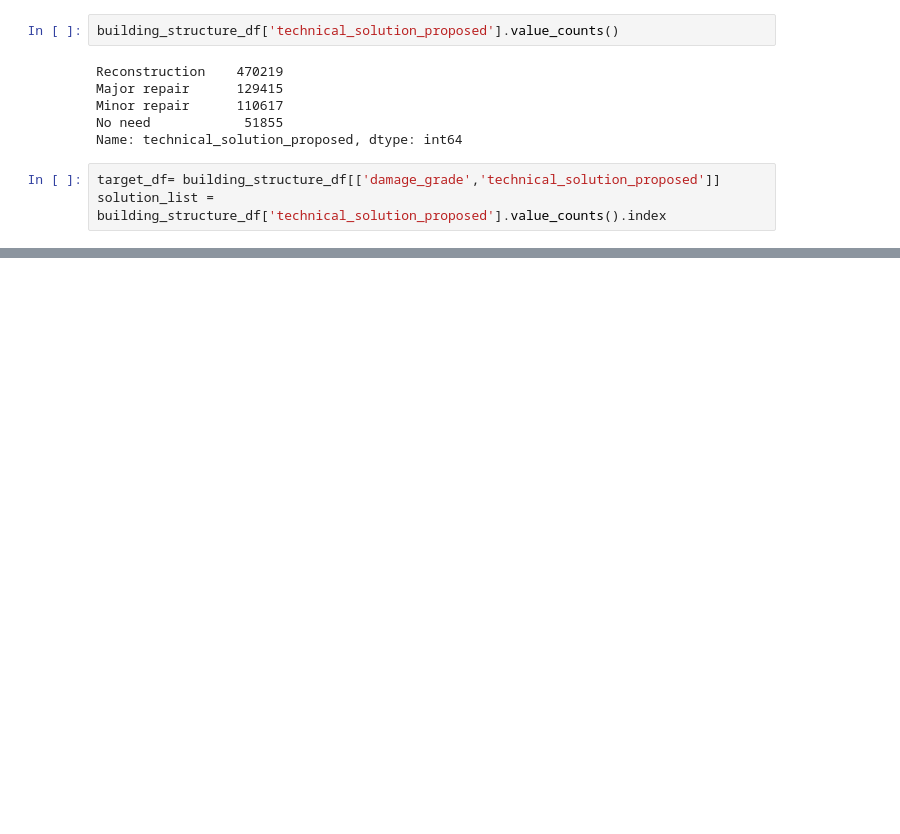
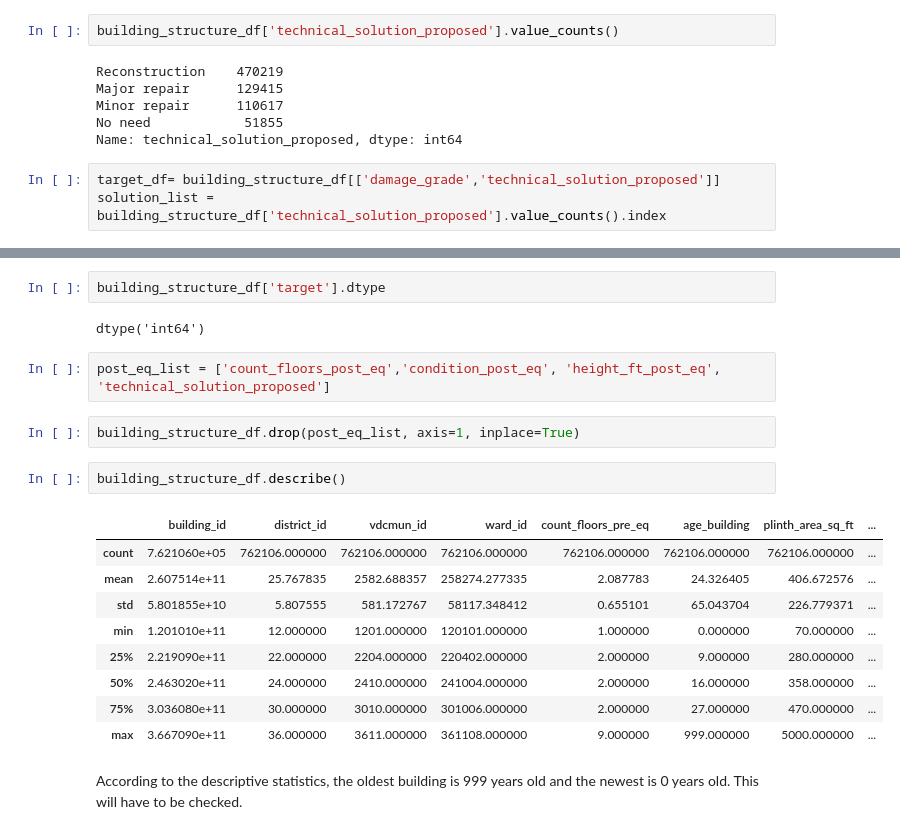
Before and after one commit to Yeshi341/structural_damage_from_earthquake, a Jupyter notebook: data_clean1.ipynb, the cells around one changed output, grey strips where cells are left out. Cells and saved outputs as stored; diff of their text form; blank space fills up the shorter version.

```diff
--- a/data_clean1.ipynb
+++ b/data_clean1.ipynb
@@ -428,0 +459,22 @@ target_df[target_df['technical_solution_proposed']== 'Major']['damage_grade'].va
+# %%
+building_structure_df['target'].dtype
+# %% [output]
+dtype('int64')
+# %%
+post_eq_list = ['count_floors_post_eq','condition_post_eq', 'height_ft_post_eq', 'technical_solution_proposed']
+# %%
+building_structure_df.drop(post_eq_list, axis=1, inplace=True)
+# %%
+building_structure_df.describe()
+# %% [output]
+|  | building_id | district_id | vdcmun_id | ward_id | count_floors_pre_eq | age_building | plinth_area_sq_ft | ... |
+| count | 7.621060e+05 | 762106.000000 | 762106.000000 | 762106.000000 | 762106.000000 | 762106.000000 | 762106.000000 | ... |
+| mean | 2.607514e+11 | 25.767835 | 2582.688357 | 258274.277335 | 2.087783 | 24.326405 | 406.672576 | ... |
+| std | 5.801855e+10 | 5.807555 | 581.172767 | 58117.348412 | 0.655101 | 65.043704 | 226.779371 | ... |
+| min | 1.201010e+11 | 12.000000 | 1201.000000 | 120101.000000 | 1.000000 | 0.000000 | 70.000000 | ... |
+| 25% | 2.219090e+11 | 22.000000 | 2204.000000 | 220402.000000 | 2.000000 | 9.000000 | 280.000000 | ... |
+| 50% | 2.463020e+11 | 24.000000 | 2410.000000 | 241004.000000 | 2.000000 | 16.000000 | 358.000000 | ... |
+| 75% | 3.036080e+11 | 30.000000 | 3010.000000 | 301006.000000 | 2.000000 | 27.000000 | 470.000000 | ... |
+| max | 3.667090e+11 | 36.000000 | 3611.000000 | 361108.000000 | 9.000000 | 999.000000 | 5000.000000 | ... |
+# %% [markdown]
+According to the descriptive statistics, the oldest building is 999 years old and the newest is 0 years old. This will have to be checked.
```
Also changed, not shown: parts of 32 cells of this notebook, 5 other files.
